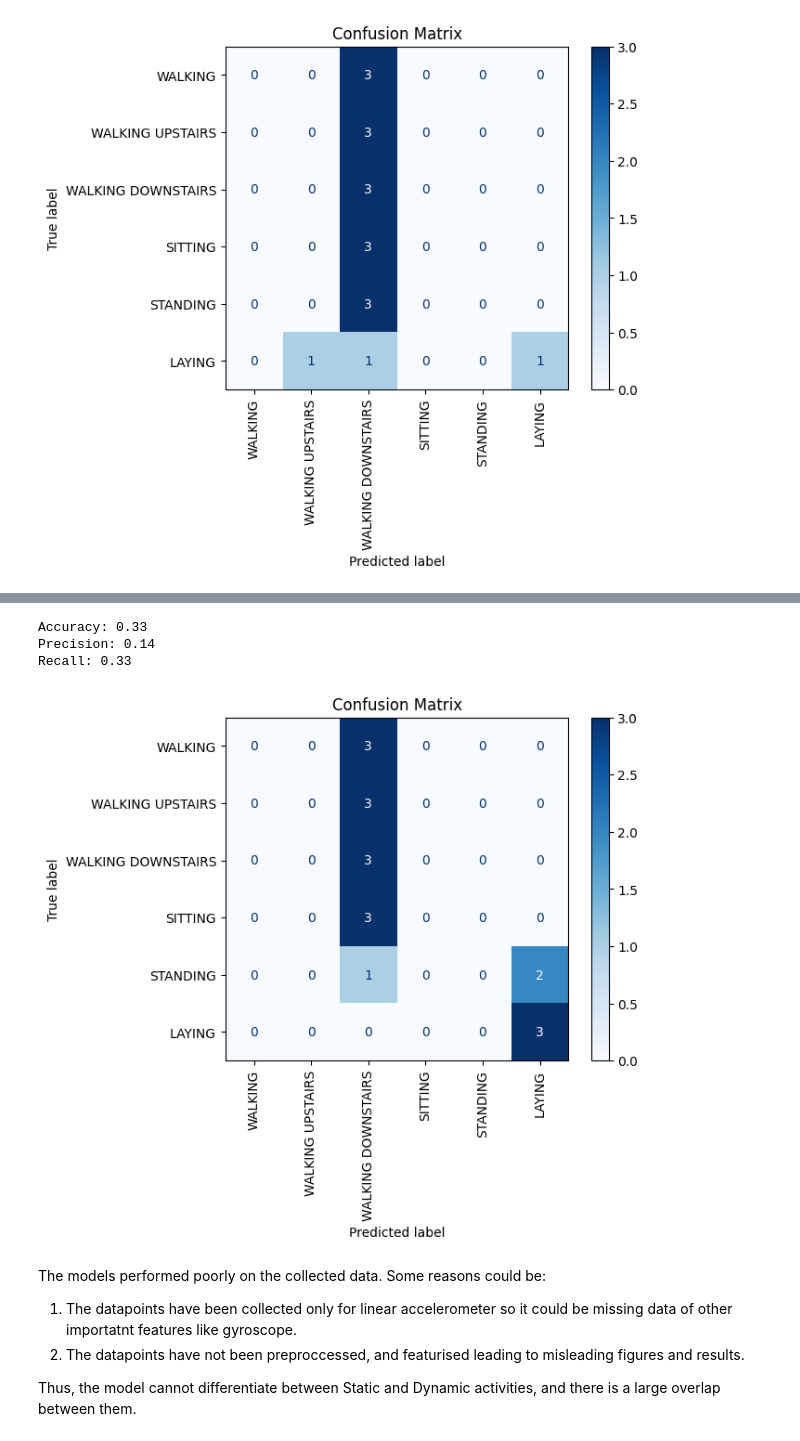
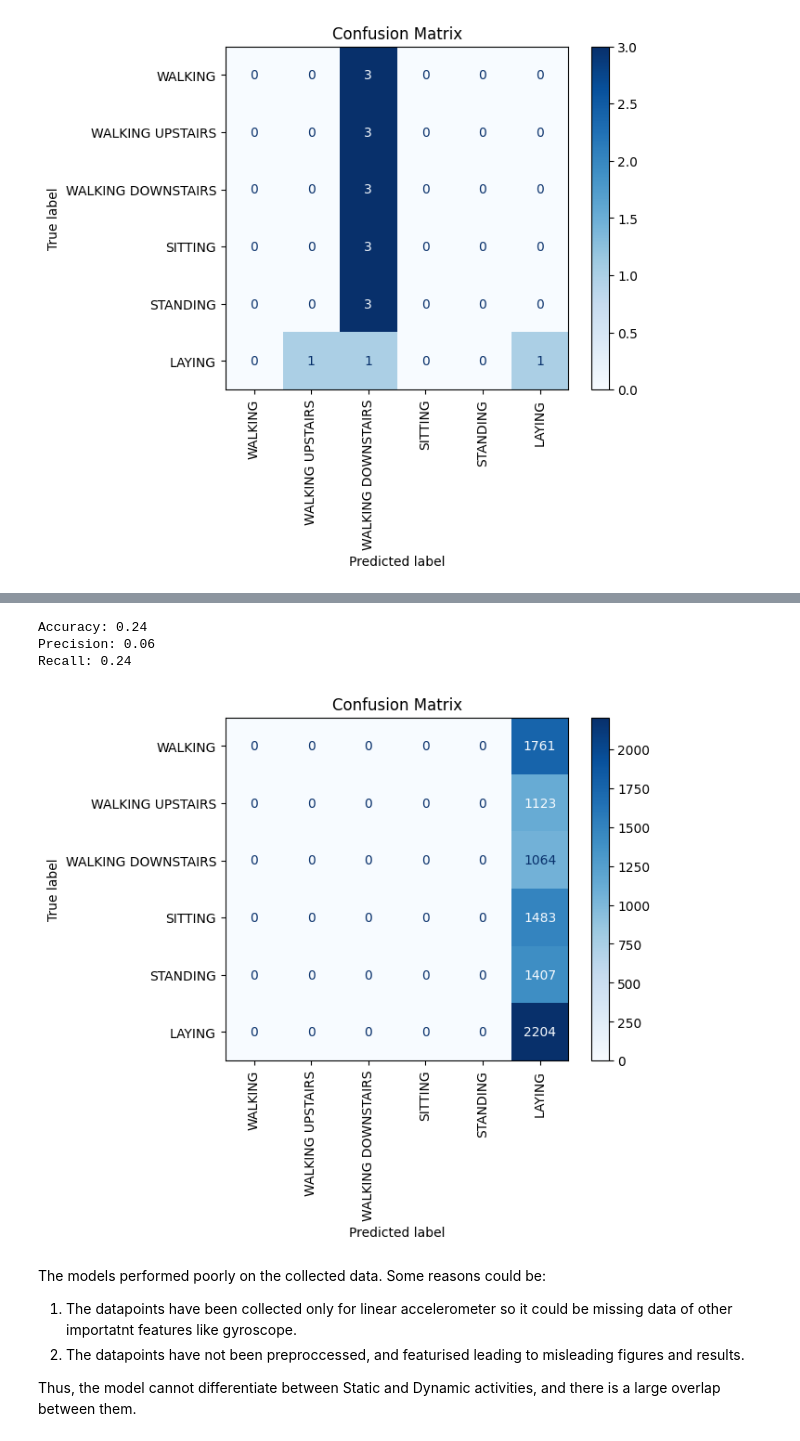
Before and after one commit to PankajGadhwal/ML-Projects, a Jupyter notebook: A1/HAR/Task4.ipynb, the cells around one changed output, grey strips where cells are left out. Saved outputs shown, nothing was run; the diff lists cells and outputs as text; code cells hidden in the pictures.

```diff
--- a/A1/HAR/Task4.ipynb
+++ b/A1/HAR/Task4.ipynb
@@ -138,3 +138,9 @@ Accuracy: 0.22
 Precision: 0.20
 Recall: 0.22
 [figure]
+# %%
+X_train_df = pd.read_csv('featurized_data_test.csv', sep=",")
+y_train_df = pd.read_csv('featurized_labels_test.csv', sep=",")
+y_train_df = y_train_df.iloc[:, 1].astype(int)
+print(X_train_df)
+print(y_train_df)
@@ -141,27 +165,27 @@ Recall: 0.22
 # %%
-X_feature_test = np.pad(X_tsfel_test, ((0, 0), (0, 561 - X_tsfel_test.shape[1])), mode='constant')
+X_feature_test = np.pad(X_train_df, ((0, 0), (0, 561 - X_train_df.shape[1])), mode='constant')
 
 y_pred = feature_model.predict(X_feature_test)
 
-accuracy = accuracy_score(y_test, y_pred)
-precision = precision_score(y_test, y_pred, average='weighted', zero_division=0)
-recall = recall_score(y_test, y_pred, average='weighted')
-conf_matrix = confusion_matrix(y_test, y_pred)
+accuracy = accuracy_score(y_train_df, y_pred)
+precision = precision_score(y_train_df, y_pred, average='weighted', zero_division=0)
+recall = recall_score(y_train_df, y_pred, average='weighted')
+conf_matrix = confusion_matrix(y_train_df, y_pred)
 
 print(f'Accuracy: {accuracy:.2f}')
 print(f'Precision: {precision:.2f}')
 print(f'Recall: {recall:.2f}')
 
 disp = ConfusionMatrixDisplay(confusion_matrix=conf_matrix, display_labels=activity.values())
 disp.plot(cmap=plt.cm.Blues)
 plt.xticks(rotation=90)
 plt.title('Confusion Matrix')
 plt.show()
 # %% [output]
-Accuracy: 0.33
-Precision: 0.14
-Recall: 0.33
+Accuracy: 0.24
+Precision: 0.06
+Recall: 0.24
-[figure, old version]
+[figure, new version]
 # %% [markdown]
 The models performed poorly on the collected data. Some reasons could be:
 1. The datapoints have been collected only for linear accelerometer so it could be missing data of other importatnt features like gyroscope.
```
Also changed, not shown: parts of 10 cells of this notebook, 11 other files.
